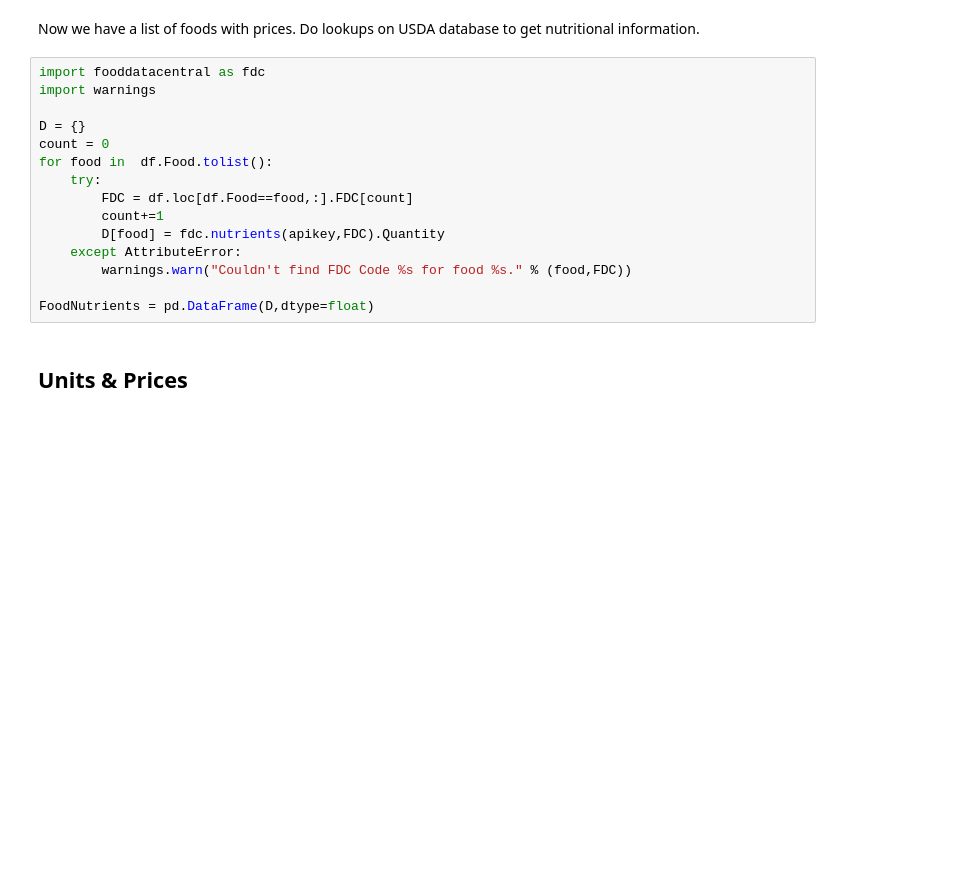
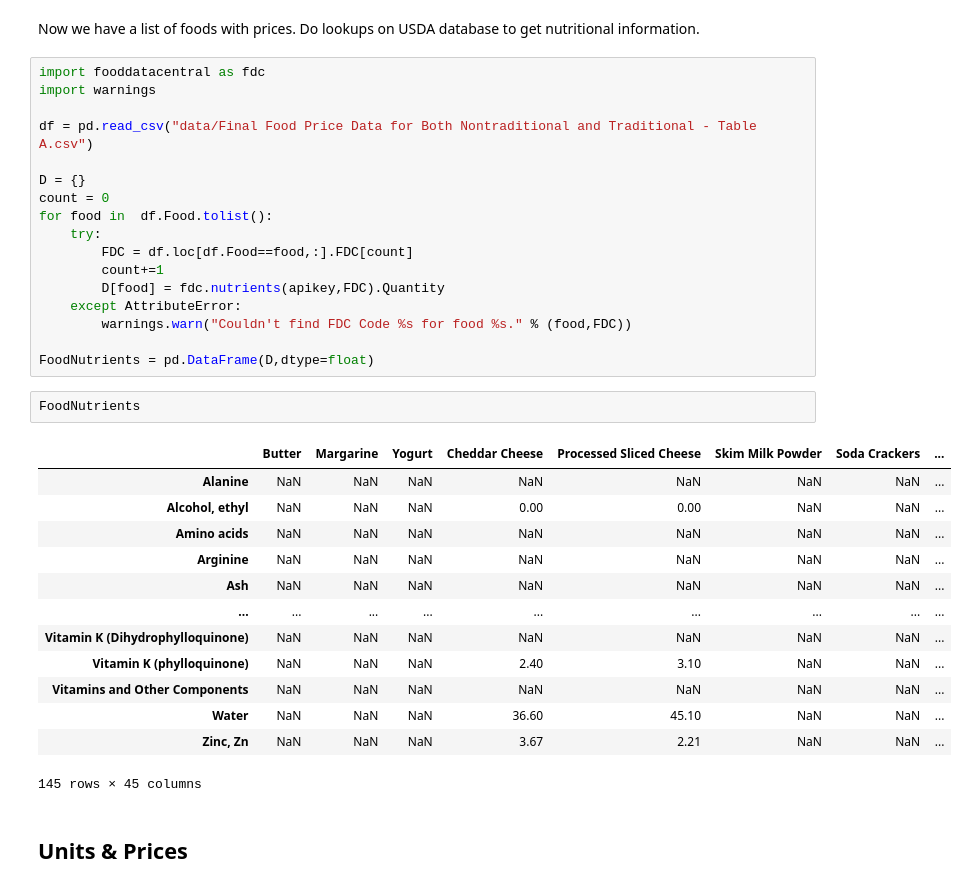
Before and after one commit to vishalival/eep153-margaret-reid, a Jupyter notebook: diet_problem2.ipynb, the cells around one changed output. Cells and saved outputs as stored; diff of their text form; blank space fills up the shorter version.

```diff
--- a/diet_problem2.ipynb
+++ b/diet_problem2.ipynb
@@ -210,6 +167,8 @@ to get nutritional information.
 # %%
 import fooddatacentral as fdc
 import warnings
+
+df = pd.read_csv("data/Final Food Price Data for Both Nontraditional and Traditional - Table A.csv")
 
 D = {}
 count = 0
@@ -222,6 +181,22 @@ for food in  df.Food.tolist():
         warnings.warn("Couldn't find FDC Code %s for food %s." % (food,FDC))
 
 FoodNutrients = pd.DataFrame(D,dtype=float)
+# %%
+FoodNutrients
+# %% [output]
+|  | Butter | Margarine | Yogurt | Cheddar Cheese | Processed Sliced Cheese | Skim Milk Powder | Soda Crackers | ... |
+| Alanine | NaN | NaN | NaN | NaN | NaN | NaN | NaN | ... |
+| Alcohol, ethyl | NaN | NaN | NaN | 0.00 | 0.00 | NaN | NaN | ... |
+| Amino acids | NaN | NaN | NaN | NaN | NaN | NaN | NaN | ... |
+| Arginine | NaN | NaN | NaN | NaN | NaN | NaN | NaN | ... |
+| Ash | NaN | NaN | NaN | NaN | NaN | NaN | NaN | ... |
+| ... | ... | ... | ... | ... | ... | ... | ... | ... |
+| Vitamin K (Dihydrophylloquinone) | NaN | NaN | NaN | NaN | NaN | NaN | NaN | ... |
+| Vitamin K (phylloquinone) | NaN | NaN | NaN | 2.40 | 3.10 | NaN | NaN | ... |
+| Vitamins and Other Components | NaN | NaN | NaN | NaN | NaN | NaN | NaN | ... |
+| Water | NaN | NaN | NaN | 36.60 | 45.10 | NaN | NaN | ... |
+| Zinc, Zn | NaN | NaN | NaN | 3.67 | 2.21 | NaN | NaN | ... |
+145 rows × 45 columns
 # %% [markdown]
 ## Units & Prices
 # %% [markdown]
```
Also changed, not shown: parts of 12 cells of this notebook.
